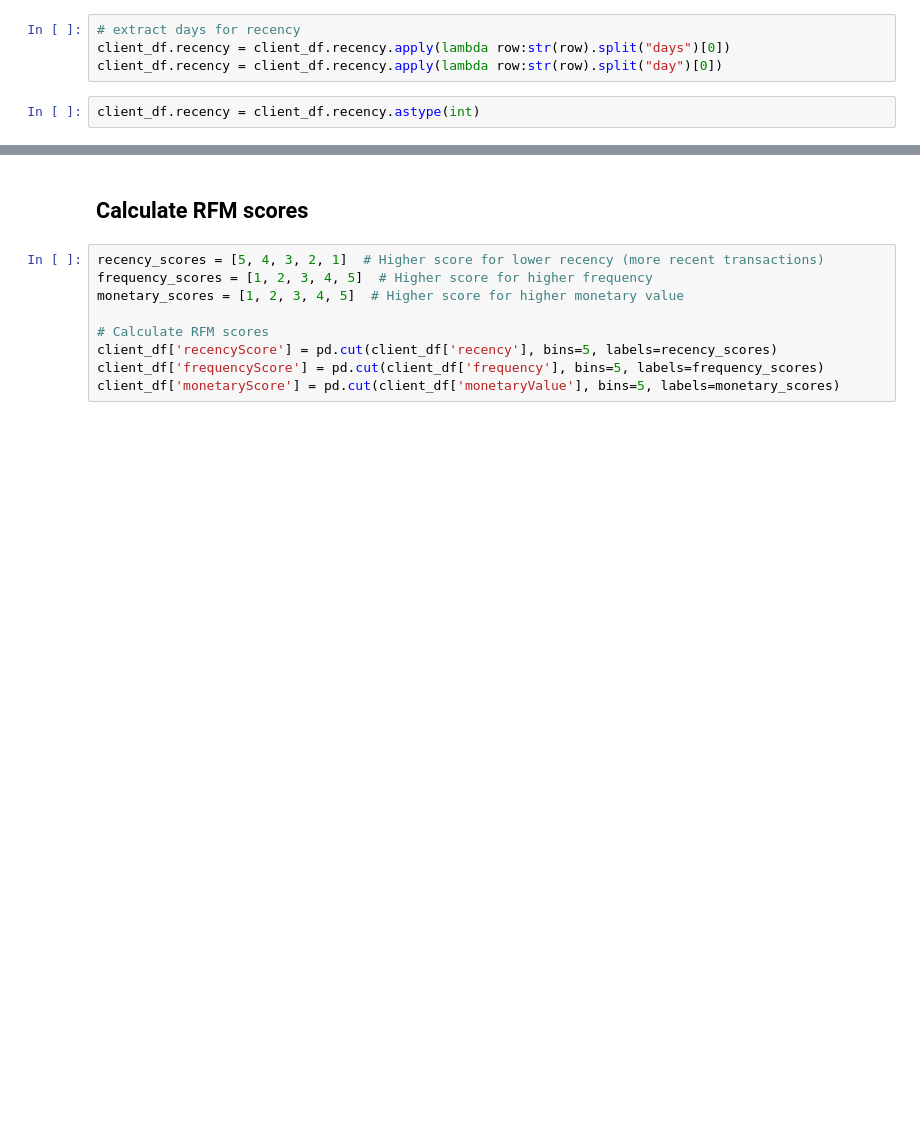
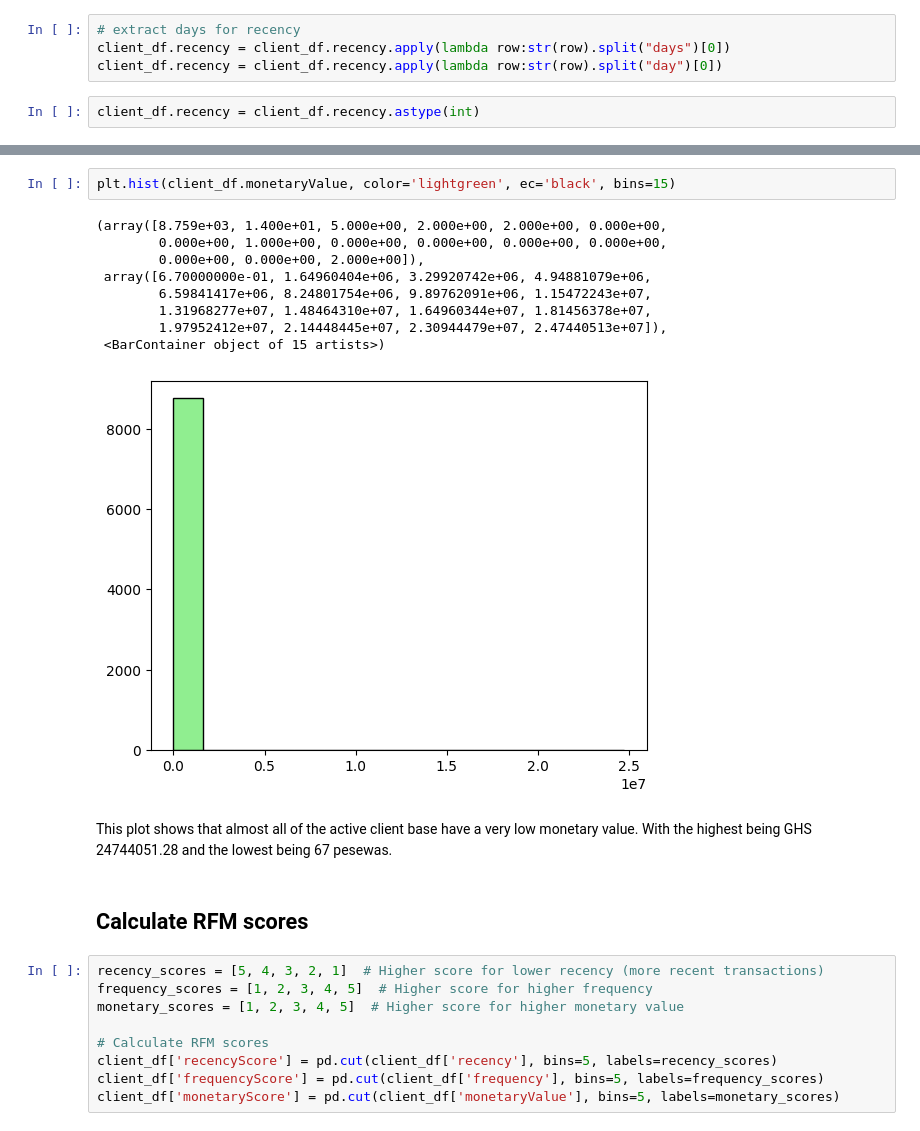
Before and after one commit to Asabeaaa/data-projects, a Jupyter notebook: consumer_analytics/RFM Analysis.ipynb, the cells around one changed output, grey strips where cells are left out. Cells and saved outputs as stored; diff of their text form; blank space fills up the shorter version.

```diff
--- a/consumer_analytics/RFM Analysis.ipynb
+++ b/consumer_analytics/RFM Analysis.ipynb
@@ -88,3 +124,17 @@ client_df.recency = client_df.recency.astype(int)
+# %%
+plt.hist(client_df.monetaryValue, color='lightgreen', ec='black', bins=15)
+# %% [output]
+(array([8.759e+03, 1.400e+01, 5.000e+00, 2.000e+00, 2.000e+00, 0.000e+00,
+        0.000e+00, 1.000e+00, 0.000e+00, 0.000e+00, 0.000e+00, 0.000e+00,
+        0.000e+00, 0.000e+00, 2.000e+00]),
+ array([6.70000000e-01, 1.64960404e+06, 3.29920742e+06, 4.94881079e+06,
+        6.59841417e+06, 8.24801754e+06, 9.89762091e+06, 1.15472243e+07,
+        1.31968277e+07, 1.48464310e+07, 1.64960344e+07, 1.81456378e+07,
+        1.97952412e+07, 2.14448445e+07, 2.30944479e+07, 2.47440513e+07]),
+ <BarContainer object of 15 artists>)
+[figure, added]
+# %% [markdown]
+This plot shows that almost all of the active client base have a very low monetary value. With the highest being GHS 24744051.28 and the lowest being 67 pesewas.
 # %% [markdown]
 ## Calculate RFM scores
 # %%
```
Also changed, not shown: parts of 16 cells of this notebook.
